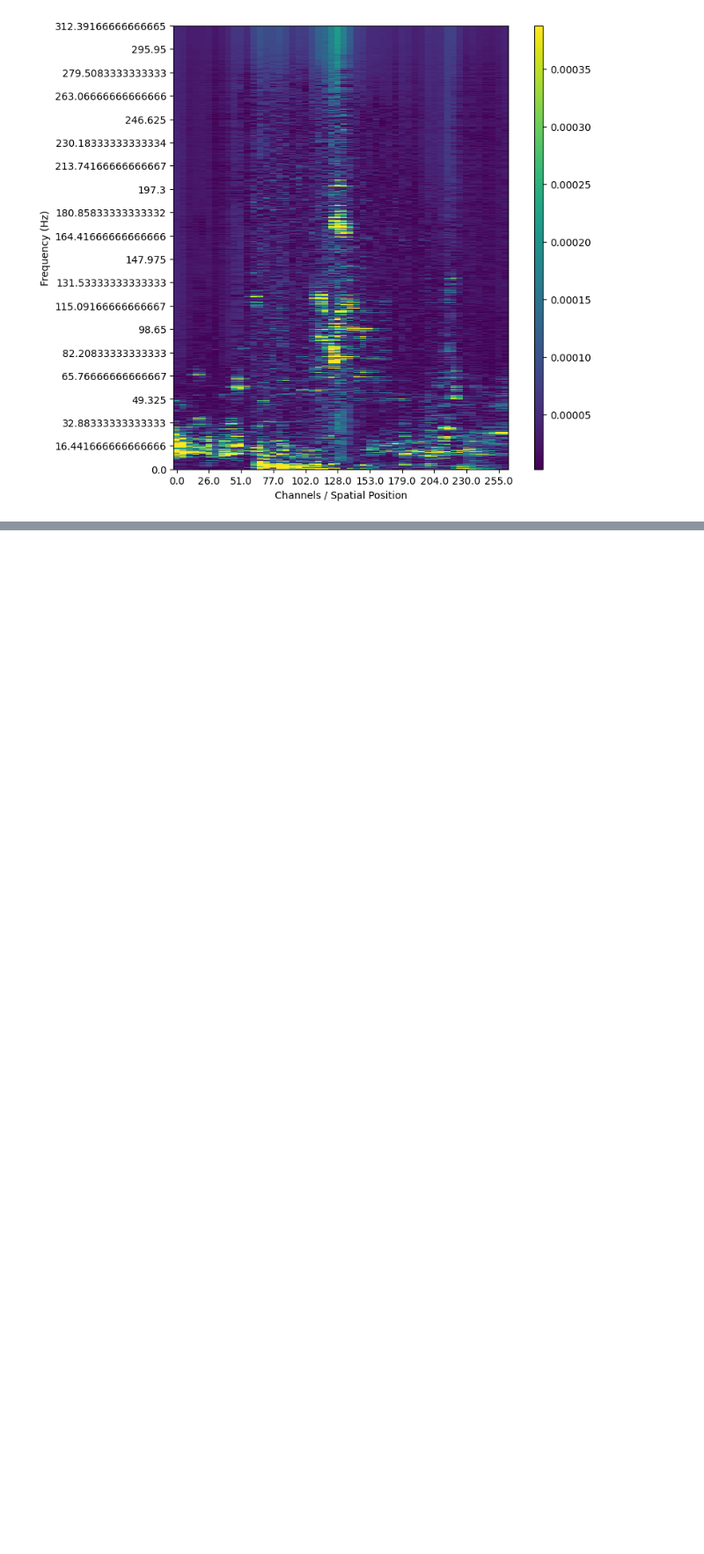
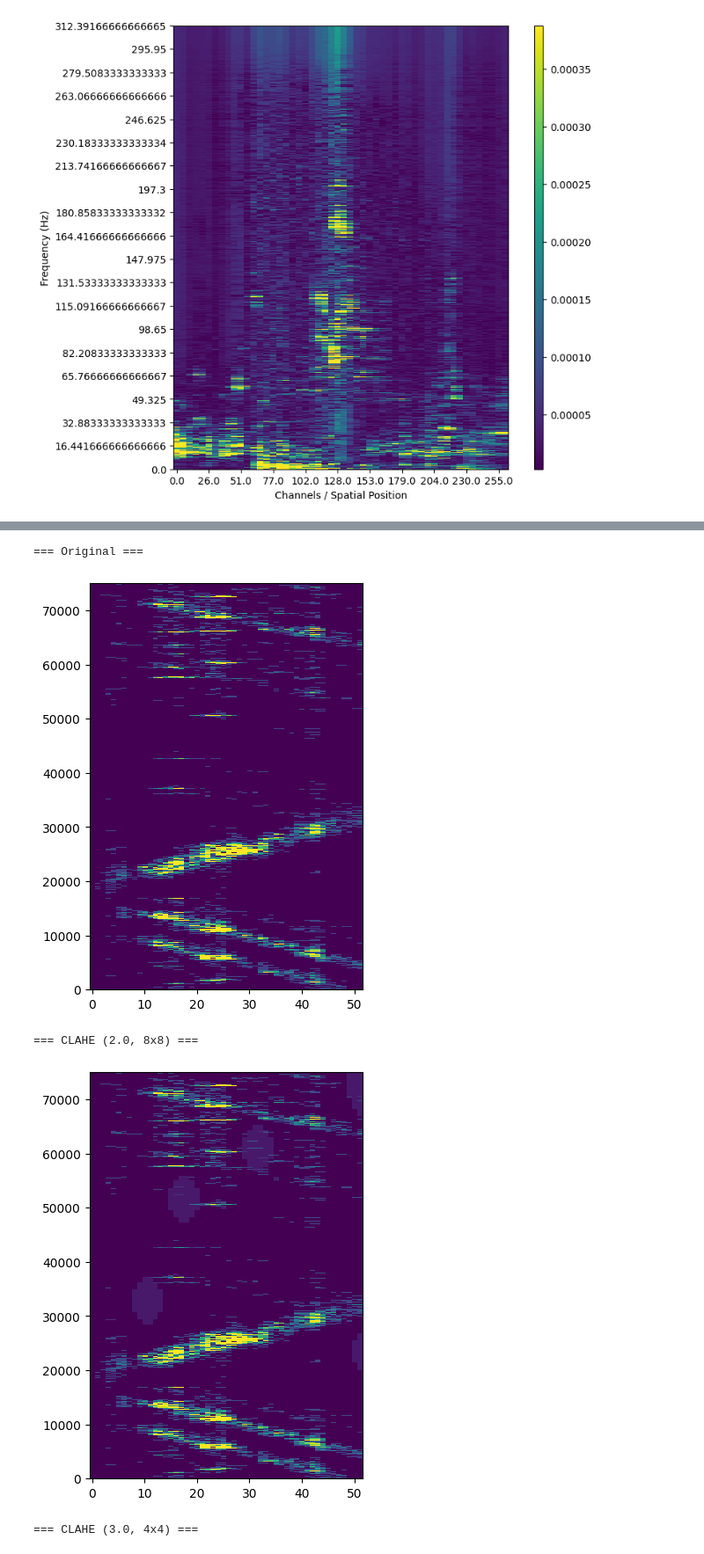
Before and after one commit to Petrerer/cv_project1, a Jupyter notebook: main.ipynb, the cells around one changed output, grey strips where cells are left out. Shown at 88% size. Saved outputs shown, nothing was run; the diff lists cells and outputs as text; code cells hidden in the pictures; blank space fills up the shorter version.

```diff
--- a/main.ipynb
+++ b/main.ipynb
@@ -211,0 +209,80 @@ plot_spectrogram(df, fs=(6,8) ,no_labels=20)
+# %%
+import cv2
+import numpy as np
+
+img = cv2.normalize(reverted_df.to_numpy(), None, 0, 255, cv2.NORM_MINMAX).astype(np.uint8)
+
+def show(name, arr):
+    print("\n=== " + name + " ===")
+    visualize_df(arr, fs=(4,6))
+
+# 1 — Original
+show("Original", img)
+
+# 2 — CLAHE (default)
+clahe = cv2.createCLAHE(clipLimit=2.0, tileGridSize=(8,8))
+show("CLAHE (2.0, 8x8)", clahe.apply(img))
+
+# 3 — CLAHE stronger
+clahe2 = cv2.createCLAHE(clipLimit=3.0, tileGridSize=(4,4))
+show("CLAHE (3.0, 4x4)", clahe2.apply(img))
+
+# 4 — Sobel horizontal
+show("Sobel Y", cv2.convertScaleAbs(cv2.Sobel(img, cv2.CV_32F, 0, 1, ksize=3)))
+
+# 5 — Sobel vertical
+show("Sobel X", cv2.convertScaleAbs(cv2.Sobel(img, cv2.CV_32F, 1, 0, ksize=3)))
+
+# 6 — Scharr X
+show("Scharr X", cv2.convertScaleAbs(cv2.Scharr(img, cv2.CV_32F, 1, 0)))
+
+# 7 — Scharr Y
+show("Scharr Y", cv2.convertScaleAbs(cv2.Scharr(img, cv2.CV_32F, 0, 1)))
+
+# 8 — Laplacian (edge emphasis)
+lap = cv2.convertScaleAbs(cv2.Laplacian(img, cv2.CV_32F))
+show("Laplacian", lap)
+
+# 9 — Top-hat
+kernel7 = np.ones((7,7), np.uint8)
+show("Top-hat 7x7", cv2.morphologyEx(img, cv2.MORPH_TOPHAT, kernel7))
+
+# 10 — Black-hat
+show("Black-hat 7x7", cv2.morphologyEx(img, cv2.MORPH_BLACKHAT, kernel7))
+
+# 11 — Opening (denoise)
+show("Opening 5x5", cv2.morphologyEx(img, cv2.MORPH_OPEN, np.ones((5,5), np.uint8)))
+
+# 12 — Closing (fill gaps)
+show("Closing 5x5", cv2.morphologyEx(img, cv2.MORPH_CLOSE, np.ones((5,5), np.uint8)))
+
+# 13 — Gaussian sharpening
+blur = cv2.GaussianBlur(img, (0,0), 3)
+sharp = cv2.addWeighted(img, 1.5, blur, -0.5, 0)
+show("Sharpened", sharp)
+
+# 14 — Median filter
+show("Median 5x5", cv2.medianBlur(img, 5))
+
+# 15 — Bilateral smoothing
+show("Bilateral", cv2.bilateralFilter(img, 9, 75, 75))
+
+# 16 — Histogram equalization
+show("Histogram Equalization", cv2.equalizeHist(img))
+
+# 17–20 — Gabor filters in 4 orientations
+def gabor(theta):
+    g = cv2.getGaborKernel((21,21), sigma=4.0, theta=theta, lambd=10, gamma=0.5)
+    f = cv2.filter2D(img, cv2.CV_32F, g)
+    return cv2.normalize(f, None, 0, 255, cv2.NORM_MINMAX).astype(np.uint8)
+
+show("Gabor 0deg", gabor(0))
+show("Gabor 45deg", gabor(np.pi/4))
+show("Gabor 90deg", gabor(np.pi/2))
+show("Gabor 135deg", gabor(3*np.pi/4))
+# %% [output]
+=== Original ===
+[figure, added]
+=== CLAHE (2.0, 8x8) ===
+[figure, added]
+=== CLAHE (3.0, 4x4) ===
```
Also changed, not shown: parts of 3 cells of this notebook.
